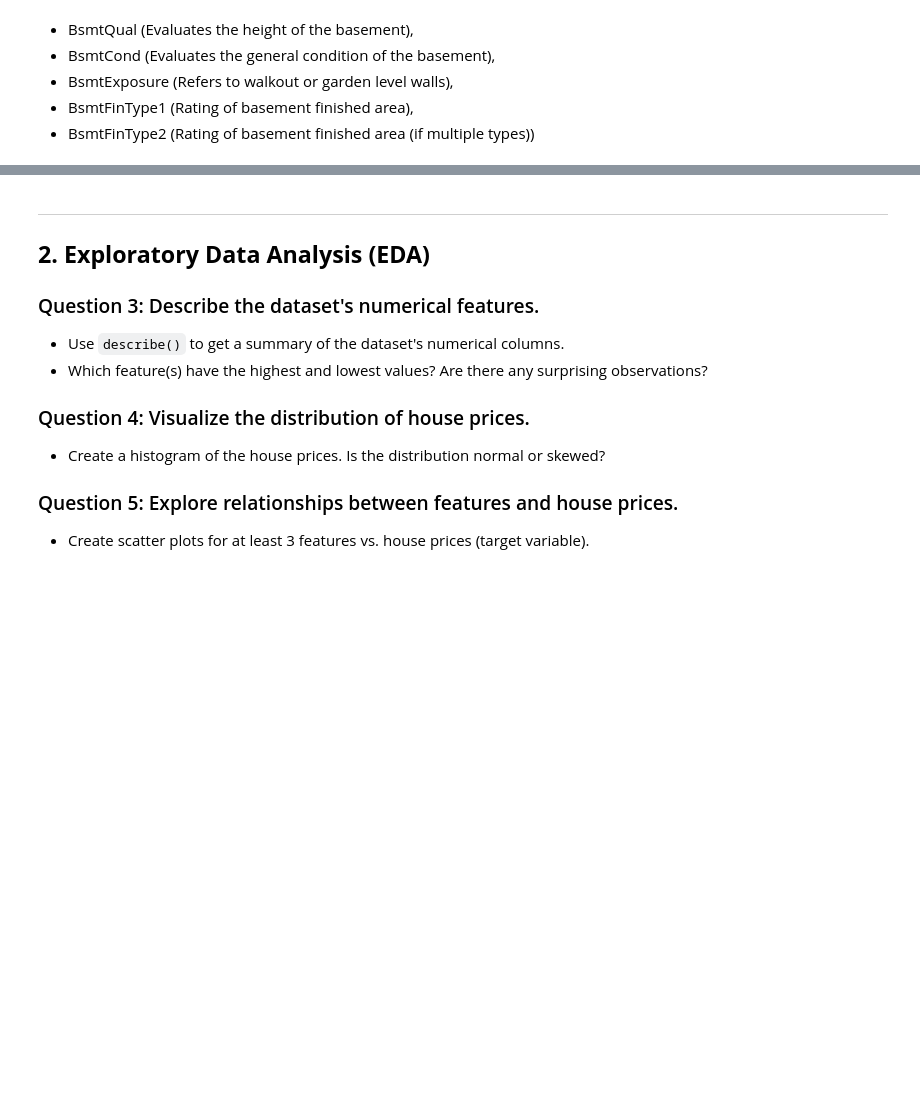
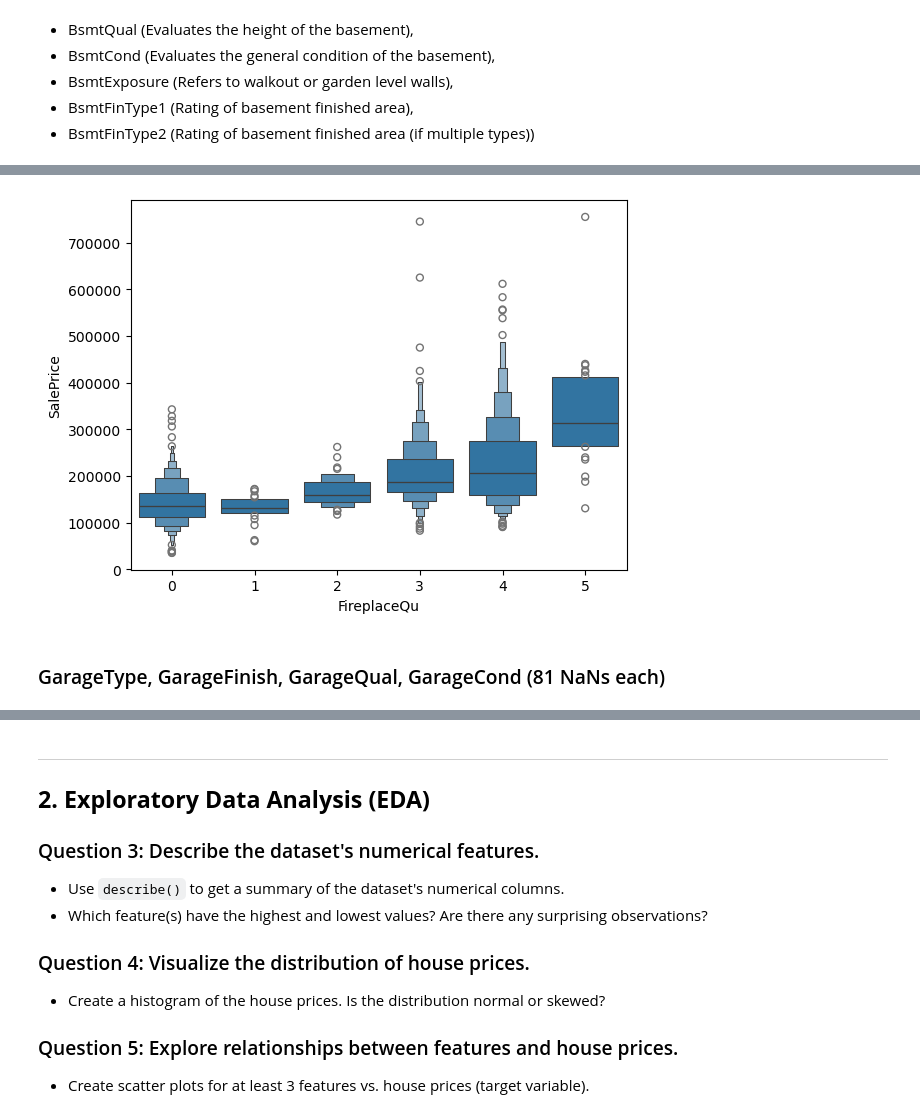
Before and after one commit to sergiimakhin/Redi, a Jupyter notebook: House_Prices/housing_price_assigment.ipynb, the cells around one changed output, grey strips where cells are left out. Cells and saved outputs as stored; diff of their text form; code cells hidden in the pictures; blank space fills up the shorter version.

```diff
--- a/House_Prices/housing_price_assigment.ipynb
+++ b/House_Prices/housing_price_assigment.ipynb
@@ -380,0 +515,16 @@ NaN                29.58       12.61      42.18        84.37
+# %%
+# Replace NaN with 'NA' (no fireplace)
+df['FireplaceQu'] = df['FireplaceQu'].fillna('NA')
+# %%
+# The feature has a clear ordinal nature. Let's define the order of the categories
+ordinal_mapping = {'NA': 0, 'Po': 1, 'Fa': 2, 'TA': 3, 'Gd': 4, 'Ex': 5}
+df['FireplaceQu'] = df['FireplaceQu'].map(ordinal_mapping)    # Map the ordinal values to the feature
+
+sns.boxenplot(x='FireplaceQu', y='SalePrice', data=df)    # Check the distribution of SalePrice by FireplaceQu type
+plt.show()
+
+# Looks good! Almost each following category has a higher median SalePrice than the previous one.
+# %% [output]
+[figure, added]
+# %% [markdown]
+### GarageType, GarageFinish, GarageQual, GarageCond (81 NaNs each)
```
Also changed, not shown: parts of 48 cells of this notebook.
